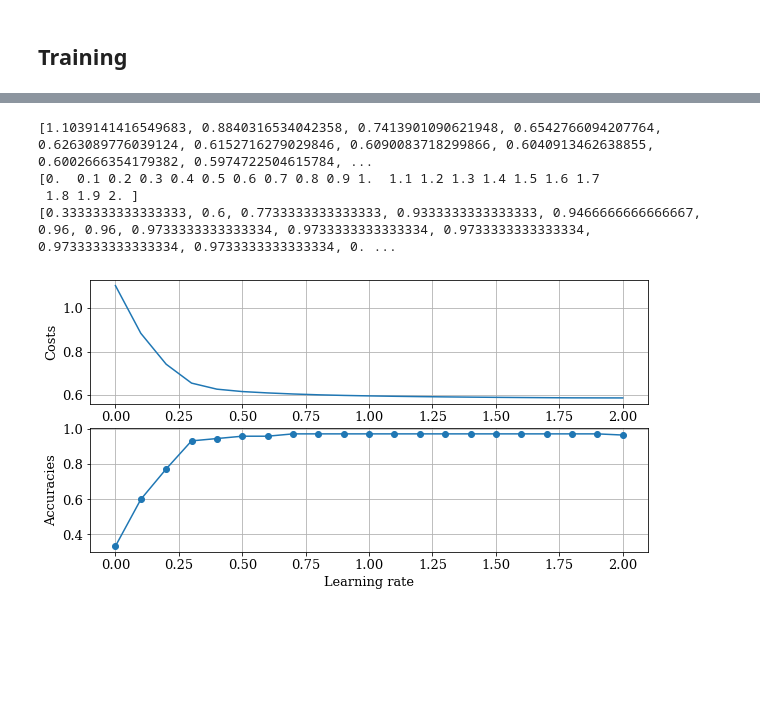
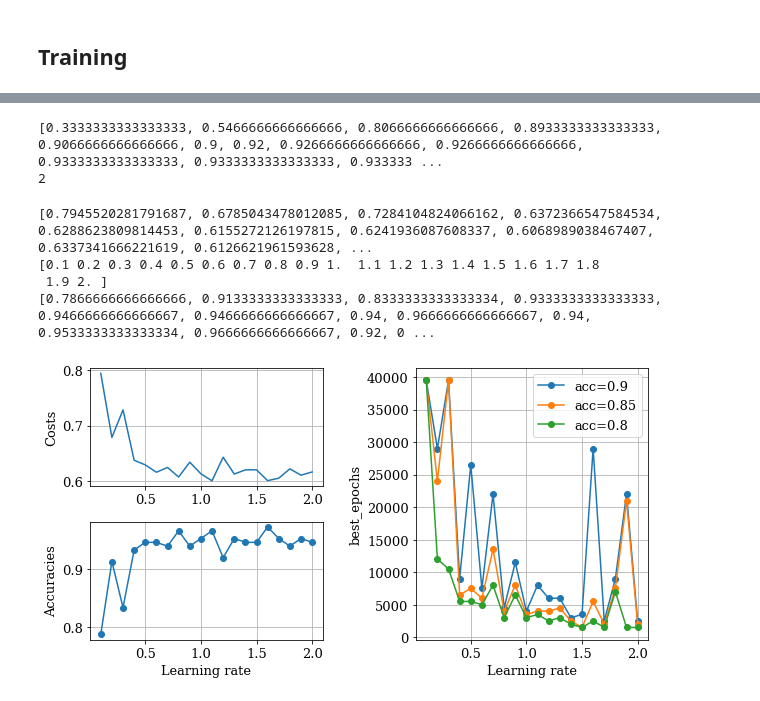
Before and after one commit to cherryng/MLcourse, a Jupyter notebook: H4_Q2_tutorial_spirals_pytorch.ipynb, the cells around one changed output, grey strips where cells are left out. Saved outputs shown, nothing was run; the diff lists cells and outputs as text; code cells hidden in the pictures; blank space fills up the shorter version.

```diff
--- a/H4_Q2_tutorial_spirals_pytorch.ipynb
+++ b/H4_Q2_tutorial_spirals_pytorch.ipynb
@@ -518,25 +546,59 @@ Final Training accuracy 0.966667
+# %%
+print(acc_training)
+
+import numpy as np
+import math
+def find_nearest(array, value):
+    array = np.asarray(array)
+    idx = (np.abs(array - value)).argmin()
+    return array[idx]
+def find_nearest(array,value):
+    idx = np.searchsorted(array, value, side="left")
+    if idx > 0 and (idx == len(array) or math.fabs(value - array[idx-1]) < math.fabs(value - array[idx])):
+        return idx-1
+    else:
+        return idx
+
+value = 0.8
+
+print(find_nearest(acc_training, value))
+# %% [output]
+[0.3333333333333333, 0.5466666666666666, 0.8066666666666666, 0.8933333333333333, 0.9066666666666666, 0.9, 0.92, 0.9266666666666666, 0.9266666666666666, 0.9333333333333333, 0.9333333333333333, 0.933333 ...
+2
 # %%
 import matplotlib as mpl
 fig = plt.figure(2,figsize=(10,5))
 mpl.rcParams.update({'font.size': 13,'font.family': 'serif'})
 
+grid = plt.GridSpec(2, 2, wspace=0.4, hspace=0.3)
+
 print(costs)
 print(learning_rates)
 print(accuracies)
 
-ax = fig.add_subplot(2,1,1)
+ax = plt.subplot(grid[0, 0])
 ax.plot(learning_rates,costs)
 ax.set_ylabel("Costs")
 ax.grid()
 
-ax2 = fig.add_subplot(2,1,2)
+ax2 = plt.subplot(grid[1, 0])
 ax2.plot(learning_rates,accuracies,marker='o')
 ax2.set_xlabel("Learning rate")
 ax2.set_ylabel("Accuracies")
 ax2.grid()
+
+ax3 = plt.subplot(grid[0:, 1])
+
+ax3.plot(learning_rates,best_epochs_90,marker='o',label='acc=0.9')
+ax3.plot(learning_rates,best_epochs_85,marker='o',label='acc=0.85')
+ax3.plot(learning_rates,best_epochs_80,marker='o',label='acc=0.8')
+ax3.set_xlabel("Learning rate")
+ax3.set_ylabel("best_epochs")
+plt.legend(loc=0)
+ax3.grid()
 # %% [output]
-[1.1039141416549683, 0.8840316534042358, 0.7413901090621948, 0.6542766094207764, 0.6263089776039124, 0.6152716279029846, 0.6090083718299866, 0.6040913462638855, 0.6002666354179382, 0.5974722504615784, ...
-[0.  0.1 0.2 0.3 0.4 0.5 0.6 0.7 0.8 0.9 1.  1.1 1.2 1.3 1.4 1.5 1.6 1.7
- 1.8 1.9 2. ]
-[0.3333333333333333, 0.6, 0.7733333333333333, 0.9333333333333333, 0.9466666666666667, 0.96, 0.96, 0.9733333333333334, 0.9733333333333334, 0.9733333333333334, 0.9733333333333334, 0.9733333333333334, 0. ...
+[0.7945520281791687, 0.6785043478012085, 0.7284104824066162, 0.6372366547584534, 0.6288623809814453, 0.6155272126197815, 0.6241936087608337, 0.6068989038467407, 0.6337341666221619, 0.6126621961593628, ...
+[0.1 0.2 0.3 0.4 0.5 0.6 0.7 0.8 0.9 1.  1.1 1.2 1.3 1.4 1.5 1.6 1.7 1.8
+ 1.9 2. ]
+[0.7866666666666666, 0.9133333333333333, 0.8333333333333334, 0.9333333333333333, 0.9466666666666667, 0.9466666666666667, 0.94, 0.9666666666666667, 0.94, 0.9533333333333334, 0.9666666666666667, 0.92, 0 ...
-[figure, old version]
+[figure, new version]
```
Also changed, not shown: parts of 5 cells of this notebook.
